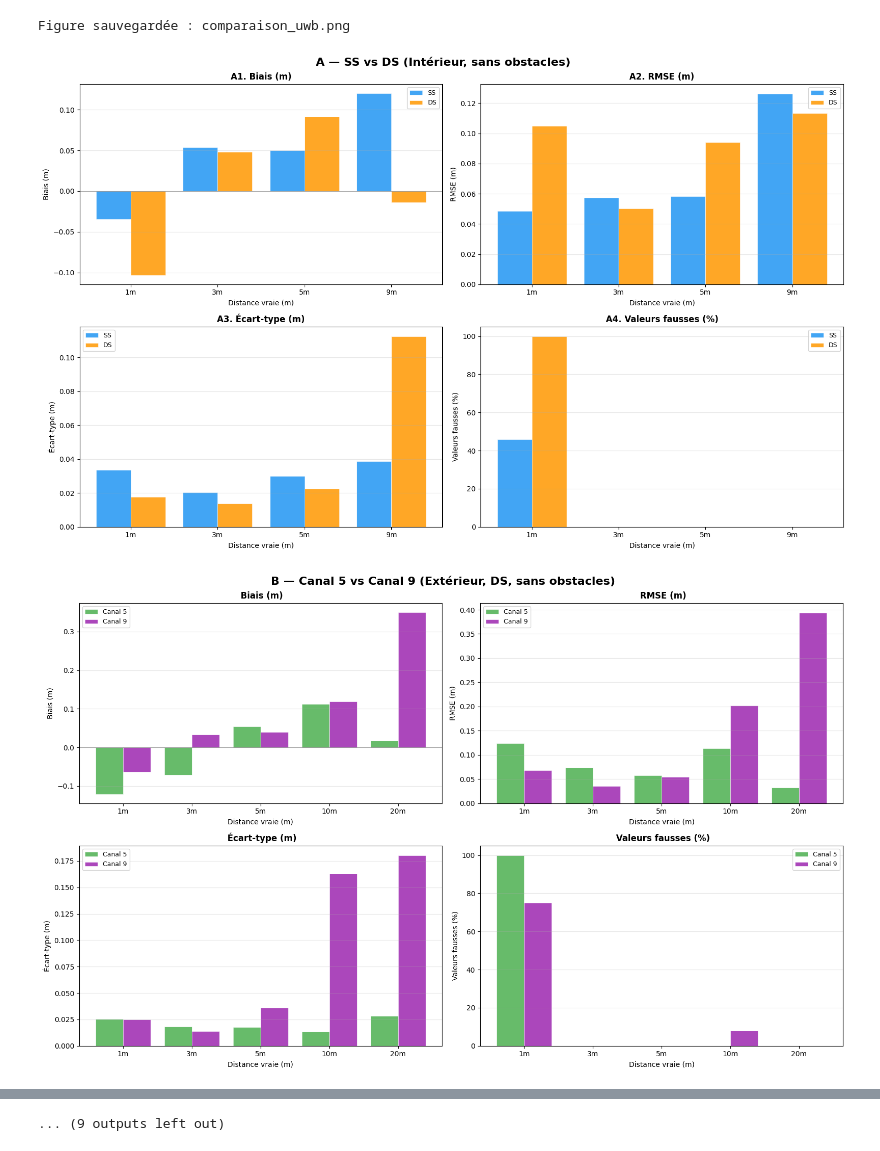
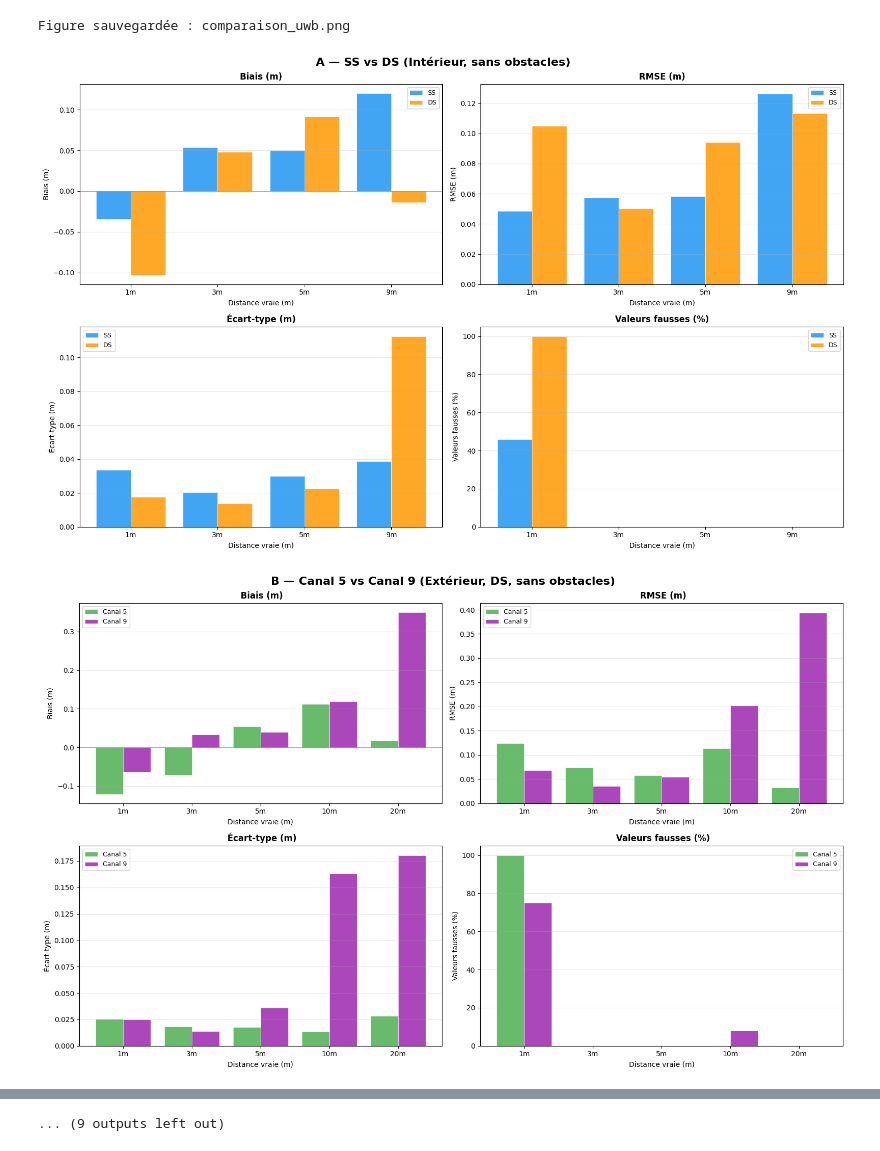
Before and after one commit to prichert17/Projet-IESE5-Localisation, a Jupyter notebook: traitement_donnees.ipynb, the cells around one changed output, grey strips where cells are left out. Saved outputs shown, nothing was run; the diff lists cells and outputs as text; code cells hidden in the pictures.

Commit message:
meilleurs graphs

```diff
--- a/traitement_donnees.ipynb
+++ b/traitement_donnees.ipynb
@@ -510,7 +510,7 @@ if not df_a.empty:
         ax = axes[idx // 2, idx % 2]
         fig_num += 1
         bar_comparison(df_a, "Ranging", ["SS", "DS"], colors_ranging, met,
-                       f"A{idx+1}. {met}", ax)
+                       f"{met}", ax)
     plt.tight_layout()
     plt.show()
 
@@ -706,7 +706,7 @@ if len(obstacles_int) > 1:
                 patch.set_facecolor(colors_obstacle.get(lbl, "gray"))
                 patch.set_alpha(0.6)
             ax.axhline(y=dist, color='red', linestyle='--', linewidth=2, label='Vraie Valeur')
-            ax.set_title(f"H. Boxplot par obstacle — {int(dist)}m (Intérieur DS)", fontsize=13, fontweight="bold")
+            ax.set_title(f"Boxplot par obstacle — {int(dist)}m (Intérieur DS)", fontsize=13, fontweight="bold")
             ax.set_ylabel("Distance mesurée (m)")
             ax.legend()
             ax.grid(axis='y', alpha=0.3)
@@ -822,34 +822,34 @@ if f_ss and f_ds:
     plt.show()
 
 # L3 : Distribution erreurs par obstacle à 3m intérieur DS
 mask_l_obs = (df_stats["Environnement"] == "Intérieur") & (df_stats["Ranging"] == "DS") & (df_stats["Distance vraie (m)"] == 3)
 df_l_obs = df_stats[mask_l_obs]
 if len(df_l_obs) > 1:
     fig, ax = plt.subplots(figsize=(10, 5))
     for _, row in df_l_obs.iterrows():
         errs = df_mesures[row["Fichier"]].dropna().values - 3.0
         ax.hist(errs, bins=20, alpha=0.5, label=row["Obstacle"],
                 color=colors_obstacle.get(row["Obstacle"], "gray"), edgecolor='white')
     ax.axvline(x=0, color='red', linestyle='--', linewidth=2)
     ax.set_title("L3. Distribution des erreurs à 3m — Par obstacle (Int. DS)", fontsize=13, fontweight="bold")
     ax.set_xlabel("Erreur (m)")
     ax.set_ylabel("Fréquence")
     ax.legend()
     plt.tight_layout()
     plt.show()
 
 # ============================================================
 # SECTION M : Tableau récapitulatif global avec toutes les colonnes
 # ============================================================
 print("\n=== TABLEAU RÉCAPITULATIF COMPLET ===\n")
 cols_display = ["Nom", "Distance vraie (m)", "Environnement", "Ranging", "Canal", "Obstacle",
                 "Biais (m)", "RMSE (m)", "Écart-type (m)", "Valeurs fausses (%)"]
 print(df_stats[cols_display].sort_values(["Environnement", "Ranging", "Canal", "Obstacle", "Distance vraie (m)"])
       .to_string(index=False))
 
 print(f"\n✅ Total : {fig_num + 20} graphiques générés")
 # %% [output]
-[figure, old version]
+[figure, new version]
 [figure]
 [figure]
 [figure]
```
